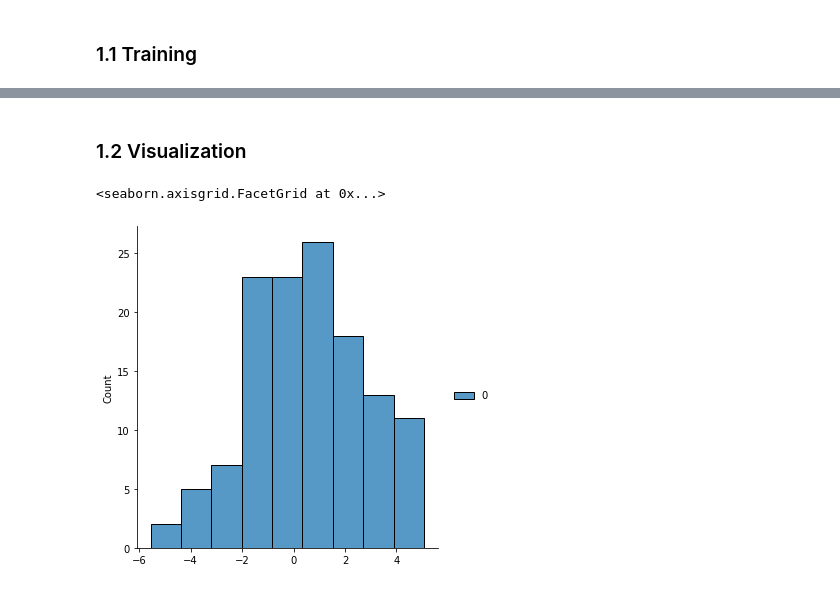
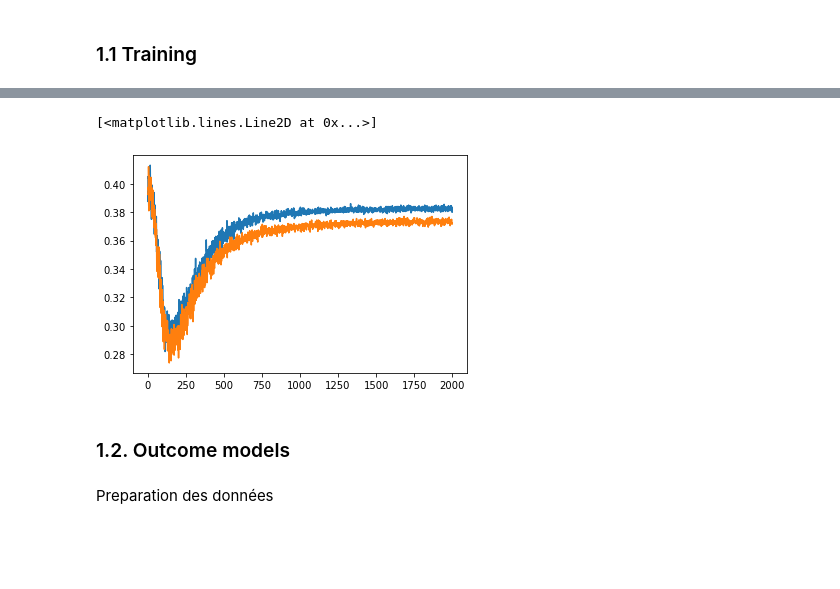
Before and after one commit to davidberger2785/Model-selection-for-causal-inference, a Jupyter notebook: analyse.ipynb, the cells around one changed output, grey strips where cells are left out. Cells and saved outputs as stored; diff of their text form; code cells hidden in the pictures; blank space fills up the shorter version.

```diff
--- a/analyse.ipynb
+++ b/analyse.ipynb
@@ -72,2 +112,8 @@ model_stack, loss_train_stack, loss_valid_stack = training(train, valid, vae, op
+# %%
+plt.plot(err_train)
+plt.plot(err_valid)
+# %% [output]
+[<matplotlib.lines.Line2D at 0x...>]
+[figure, added]
 # %% [markdown]
-### 1.2 Visualization
+### 1.2. Outcome models
@@ -93,5 +120,2 @@ z_valid = z_valid.detach().numpy()
-# %%
-sns.displot(z_train)
-# %% [output]
-<seaborn.axisgrid.FacetGrid at 0x...>
-[figure, removed]
+# %% [markdown]
+Preparation des données
```
Also changed, not shown: parts of 30 cells of this notebook.
